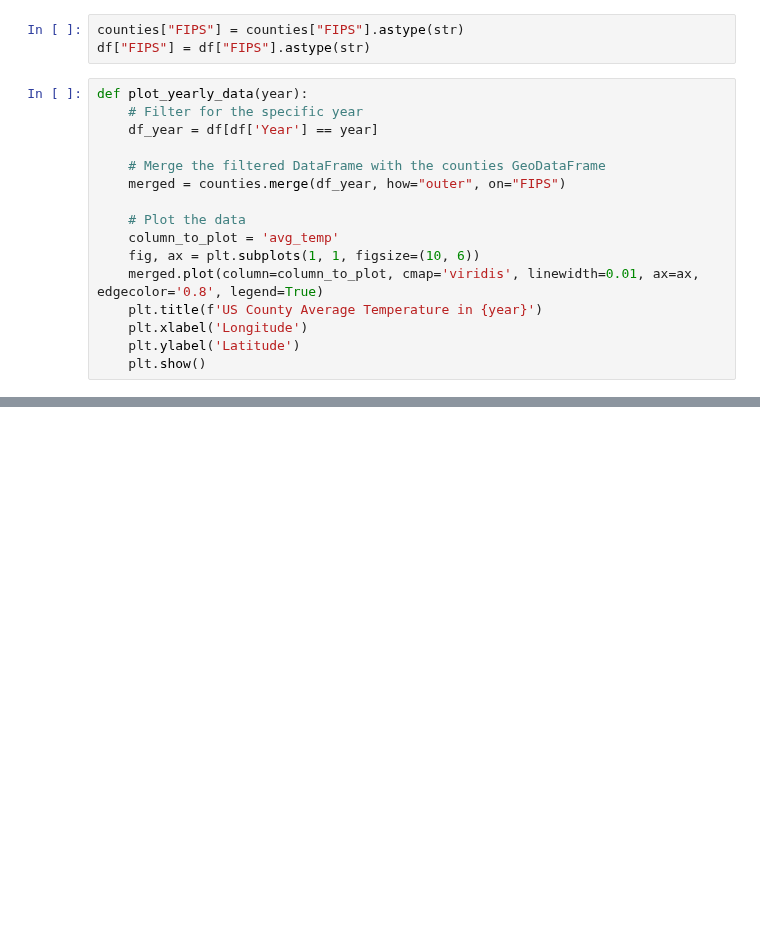
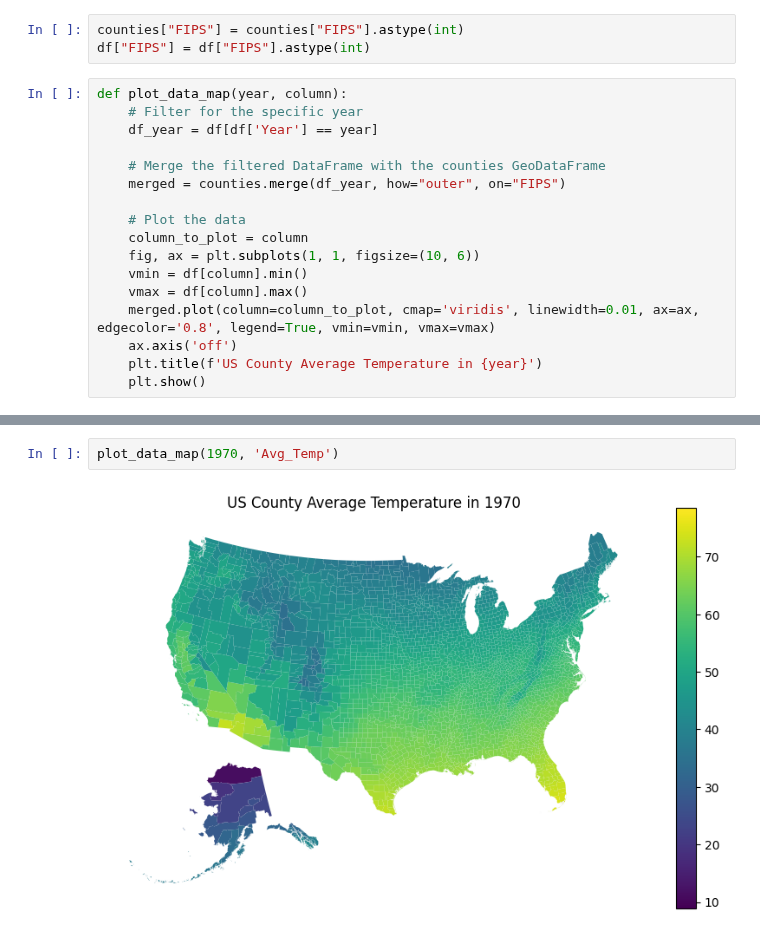
Before and after one commit to Calvin-Davis/CMSC320-FinalProject-Birds, a Jupyter notebook: Code/visualize-climate-counties.ipynb, the cells around one changed output, grey strips where cells are left out. Drawn from its saved outputs; the diff is of its cells as text; blank space fills up the shorter version.

```diff
--- a/Code/visualize-climate-counties.ipynb
+++ b/Code/visualize-climate-counties.ipynb
@@ -30,10 +32,10 @@ counties.head(5)
 | 3 | 01 | 007 | 00161529 | 0500000US01007 | 01007 | Bibb | 06 | 1.612167e+09 | 9.602089e+06 | 2340 | POLYGON ((1174171.785 -1244842.05... |
 | 4 | 01 | 009 | 00161530 | 0500000US01009 | 01009 | Blount | 06 | 1.670104e+09 | 1.501542e+07 | 1021 | POLYGON ((1203691.393 -1144458.82... |
 # %%
-counties["FIPS"] = counties["FIPS"].astype(str)
-df["FIPS"] = df["FIPS"].astype(str)
+counties["FIPS"] = counties["FIPS"].astype(int)
+df["FIPS"] = df["FIPS"].astype(int)
 # %%
-def plot_yearly_data(year):
+def plot_data_map(year, column):
     # Filter for the specific year
     df_year = df[df['Year'] == year]
 
@@ -41,10 +43,11 @@ def plot_yearly_data(year):
     merged = counties.merge(df_year, how="outer", on="FIPS")
 
     # Plot the data
-    column_to_plot = 'avg_temp'
+    column_to_plot = column
     fig, ax = plt.subplots(1, 1, figsize=(10, 6))
-    merged.plot(column=column_to_plot, cmap='viridis', linewidth=0.01, ax=ax, edgecolor='0.8', legend=True)
+    vmin = df[column].min()
+    vmax = df[column].max()
+    merged.plot(column=column_to_plot, cmap='viridis', linewidth=0.01, ax=ax, edgecolor='0.8', legend=True, vmin=vmin, vmax=vmax)
+    ax.axis('off')
     plt.title(f'US County Average Temperature in {year}')
-    plt.xlabel('Longitude')
-    plt.ylabel('Latitude')
     plt.show()
@@ -58,0 +77,4 @@ plot_yearly_data(2024)
+# %%
+plot_data_map(1970, 'Avg_Temp')
+# %% [output]
+[figure, added]
```
Also changed, not shown: parts of 12 cells of this notebook, 2 other files.
